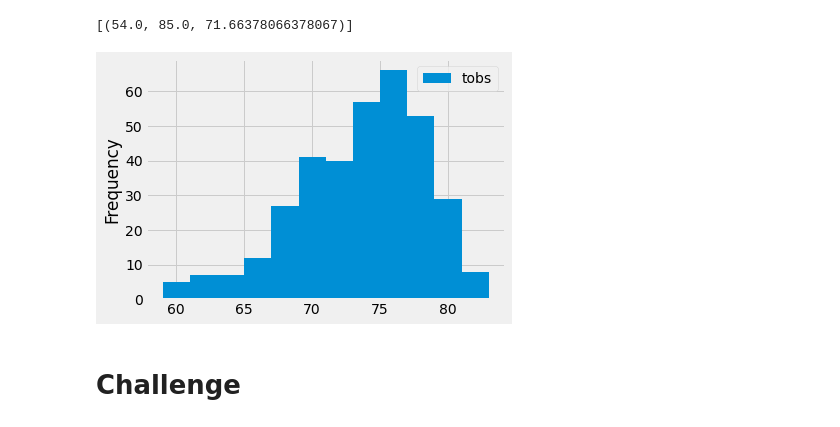
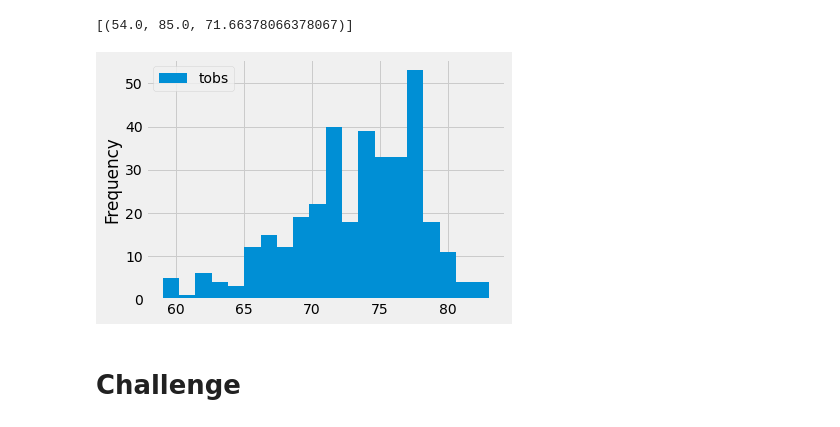
Before and after one commit to aw1442/surfs_up, a Jupyter notebook: climate_analysis.ipynb, the cells around one changed output. Drawn from its saved outputs; the diff is of its cells as text; code cells hidden in the pictures.

```diff
--- a/climate_analysis.ipynb
+++ b/climate_analysis.ipynb
@@ -101,16 +101,16 @@ filter(Measurement.station == 'USC00519281').all()
 # %%
 # Choose the station with the highest number of temperature observations.
 # Query the last 12 months of temperature observation data for this station and plot the results as a histogram
 results = session.query(Measurement.tobs).\
 filter(Measurement.station == 'USC00519281').\
 filter(Measurement.date >= prev_year).all()
 # print(results)
 df = pd.DataFrame(results, columns=['tobs'])
 # print(df)
-df.plot.hist(bins=12)
+df.plot.hist(bins=20)
 plt.tight_layout()
 # %% [output]
-[figure, old version]
+[figure, new version]
 # %%
 # Write a function called `calc_temps` that will accept start date and end date in the format '%Y-%m-%d'
 # and return the minimum, average, and maximum temperatures for that range of dates
```
Also changed, not shown: 1 other file.
